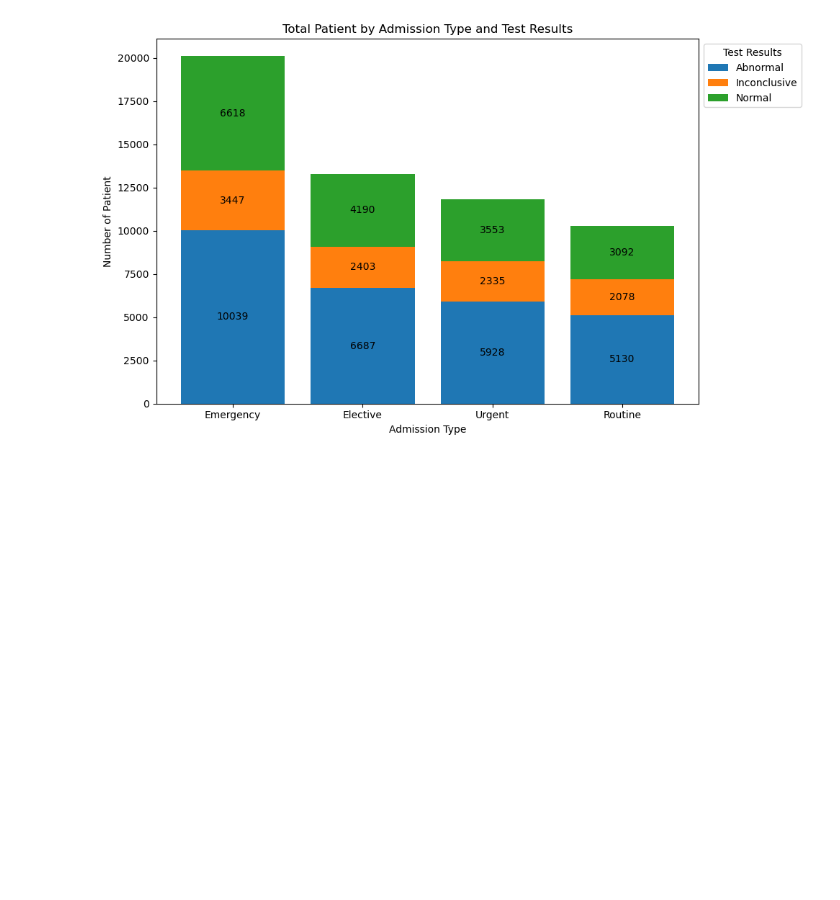
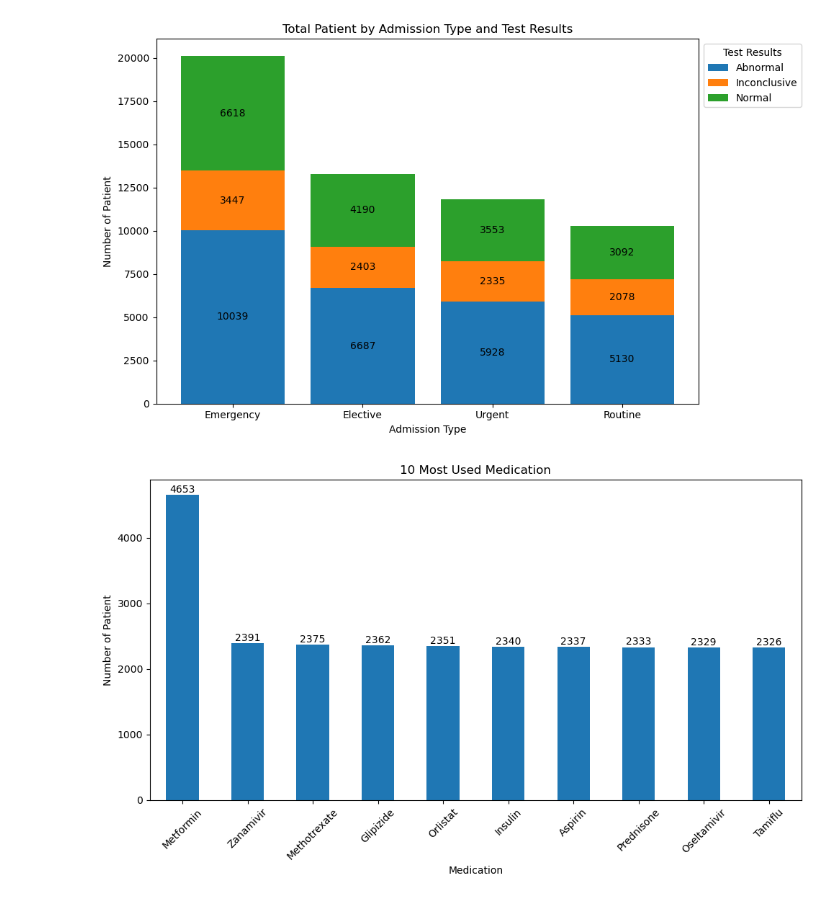
Before and after one commit to FlazeFy2/DS-Healthcare_Dataset, a Jupyter notebook: exploratory data analysis-bar.ipynb, the cells around one changed output. Cells and saved outputs as stored; diff of their text form; code cells hidden in the pictures; blank space fills up the shorter version.

Commit message:
[DS] Exploratory Data Analysis (EDA) - 10 Most Used Medication

```diff
--- a/exploratory data analysis-bar.ipynb
+++ b/exploratory data analysis-bar.ipynb
@@ -53,3 +53,30 @@ for dt in target_col:
 [figure]
 [figure]
 [figure]
+# %%
+import pandas as pd
+import statistics
+import numpy as np
+import matplotlib.pyplot as plt
+
+# Declaration
+# Exploratory Data Analysis (EDA) - 10 Most Used Medication
+df = pd.read_csv("modified_healthcare_dataset.csv")
+
+# Dataset
+top_context = df["Medication"].value_counts().head(10)
+
+# Bar Chart
+plt.figure(figsize=(10, 6))
+ax = top_context.plot(kind='bar')
+# Add label
+for i, value in enumerate(top_context):
+    plt.text(i, value + 1, str(value), ha='center', va='bottom')
+plt.title(f"10 Most Used Medication")
+plt.xlabel("Medication")
+plt.ylabel("Number of Patient")
+plt.xticks(rotation=45)
+plt.tight_layout()
+plt.show()
+# %% [output]
+[figure, added]
```
